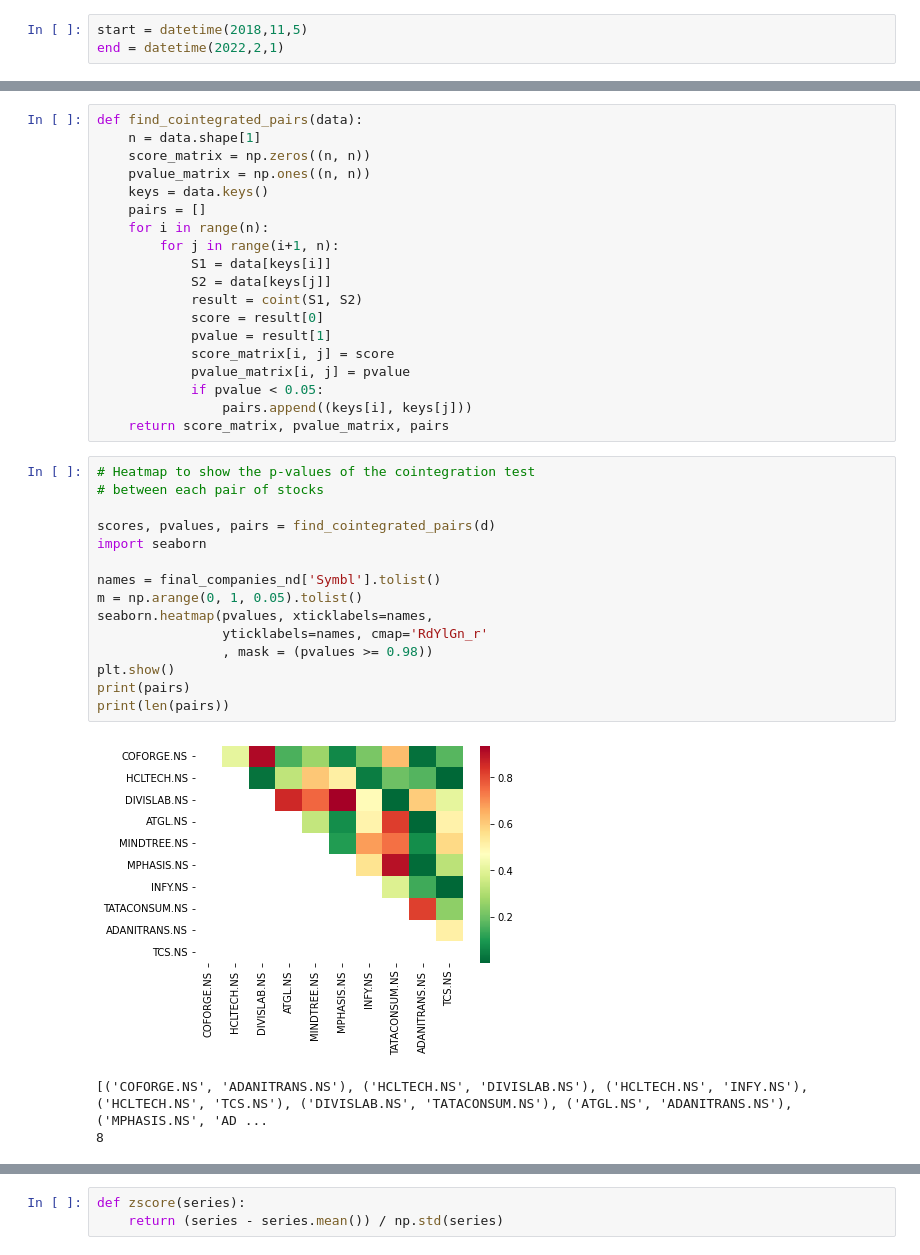
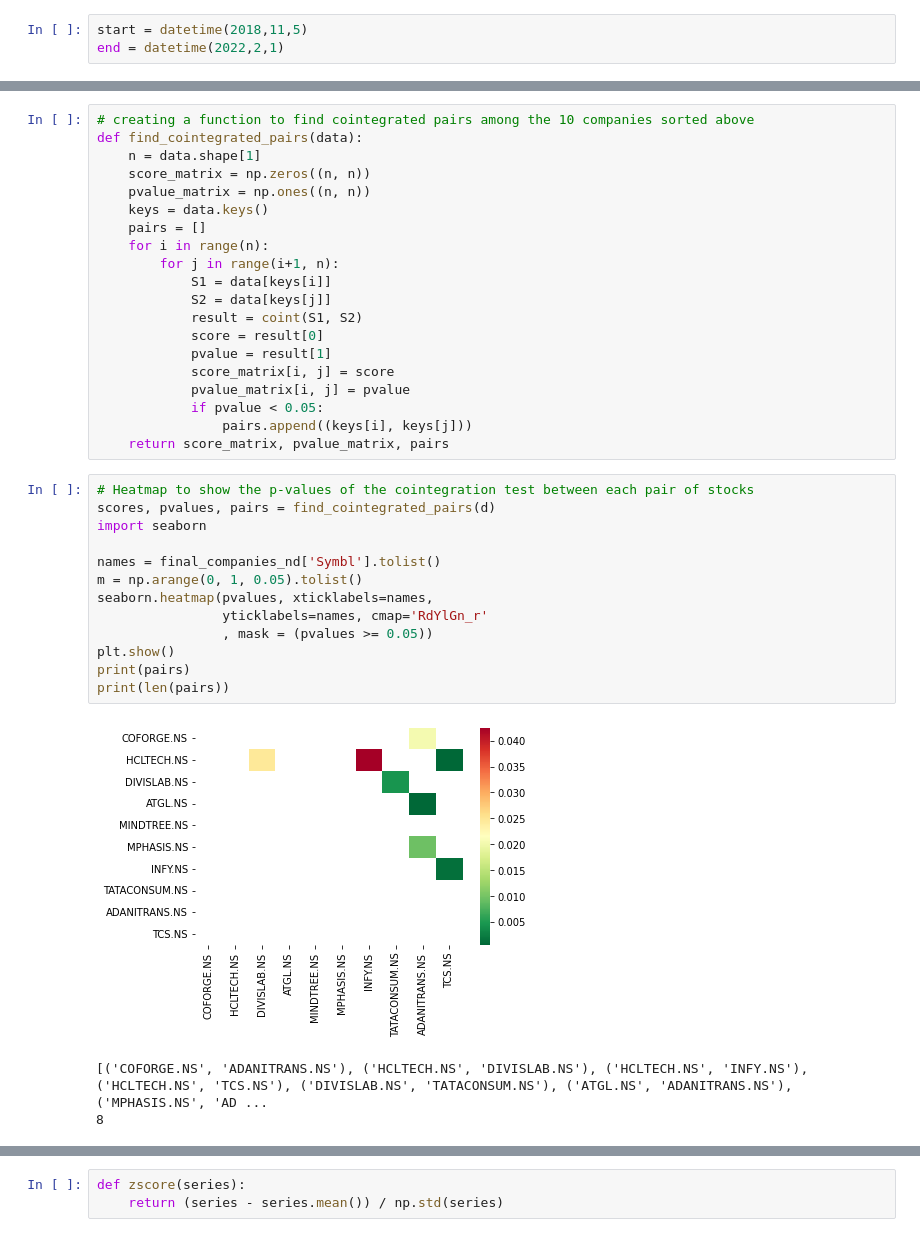
Before and after one commit to nobiSaR/Pairs_Trading, a Jupyter notebook: PairsTrading_part2.ipynb, the cells around one changed output, grey strips where cells are left out. Saved outputs shown, nothing was run; the diff lists cells and outputs as text.

```diff
--- a/PairsTrading_part2.ipynb
+++ b/PairsTrading_part2.ipynb
@@ -109,6 +106,7 @@ d
 | 2022-01-28 | 4713.250000 | 1080.449951 | 3940.699951 | 1830.900024 | 3724.199951 | 3039.300049 | 1686.199951 | 717.900024 | ... |
 799 rows × 10 columns
 # %%
+# creating a function to find cointegrated pairs among the 10 companies sorted above
 def find_cointegrated_pairs(data):
     n = data.shape[1]
     score_matrix = np.zeros((n, n))
@@ -128,21 +126,19 @@ def find_cointegrated_pairs(data):
                 pairs.append((keys[i], keys[j]))
     return score_matrix, pvalue_matrix, pairs
 # %%
-# Heatmap to show the p-values of the cointegration test
-# between each pair of stocks
-
+# Heatmap to show the p-values of the cointegration test between each pair of stocks
 scores, pvalues, pairs = find_cointegrated_pairs(d)
 import seaborn
 
 names = final_companies_nd['Symbl'].tolist()
 m = np.arange(0, 1, 0.05).tolist()
 seaborn.heatmap(pvalues, xticklabels=names,
                 yticklabels=names, cmap='RdYlGn_r'
-                , mask = (pvalues >= 0.98))
+                , mask = (pvalues >= 0.05))
 plt.show()
 print(pairs)
 print(len(pairs))
 # %% [output]
-[figure, old version]
+[figure, new version]
 [('COFORGE.NS', 'ADANITRANS.NS'), ('HCLTECH.NS', 'DIVISLAB.NS'), ('HCLTECH.NS', 'INFY.NS'), ('HCLTECH.NS', 'TCS.NS'), ('DIVISLAB.NS', 'TATACONSUM.NS'), ('ATGL.NS', 'ADANITRANS.NS'), ('MPHASIS.NS', 'AD ...
 8
```
Also changed, not shown: parts of 9 cells of this notebook, 1 other file.
